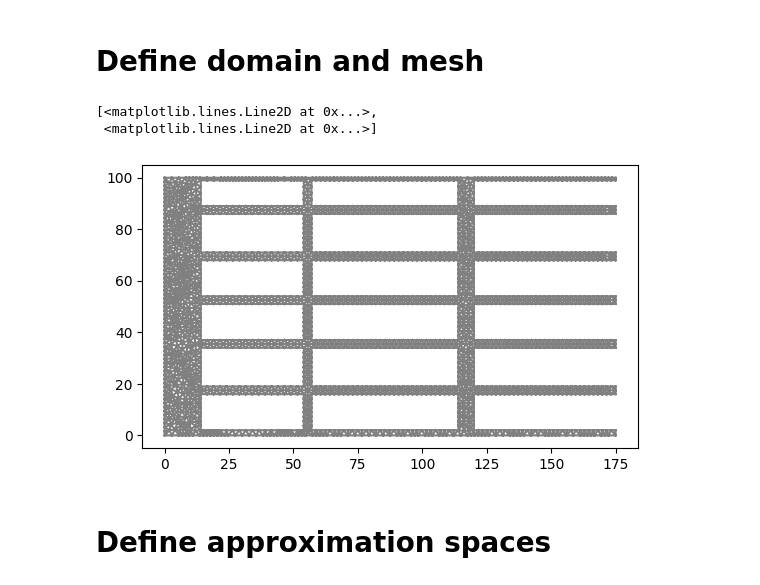
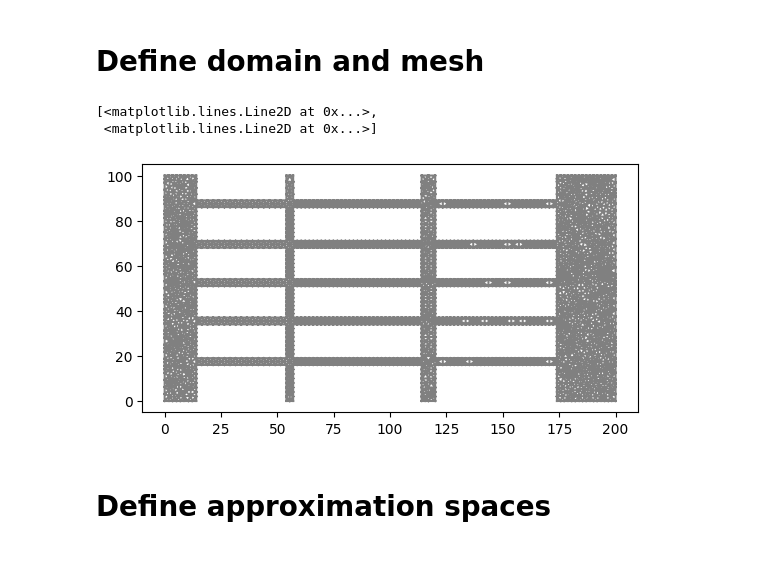
Before and after one commit to elinsyn/Fluid_mechanics, a Jupyter notebook: Manhattan.ipynb, the cells around one changed output. Drawn from its saved outputs; the diff is of its cells as text; code cells hidden in the pictures.

```diff
--- a/Manhattan.ipynb
+++ b/Manhattan.ipynb
@@ -29,7 +29,7 @@ from matplotlib import pyplot as plt
 # Define domain and mesh
 # %%
 # Define domain
-L = 175
+L = 200
 H = 100
 
 # Define subdomains
@@ -60,57 +60,57 @@ resolution = 64
 domain = Rectangle(Point(0.0,0.0), Point(L,H))
 
 # Manhattan
-house1 = Polygon([Point(14,99),Point(14,89),Point(54,89),Point(54,99)])
+house1 = Polygon([Point(14,100),Point(14,89),Point(54,89),Point(54,100)])
 house2 = Polygon([Point(14,86),Point(14,71),Point(54,71),Point(54,86)])
 house3 = Polygon([Point(14,68),Point(14,54),Point(54,54),Point(54,68)])
 house4 = Polygon([Point(14,51),Point(14,37),Point(54,37),Point(54,51)])
 house5 = Polygon([Point(14,34),Point(14,19),Point(54,19),Point(54,34)])
-house6 = Polygon([Point(14,16),Point(14,2),Point(54,2),Point(54,16)])
+house6 = Polygon([Point(14,16),Point(14,0),Point(54,0),Point(54,16)])
 
-house7 = Polygon([Point(57,99),Point(57,89),Point(114,89),Point(114,99)])
+house7 = Polygon([Point(57,100),Point(57,89),Point(114,89),Point(114,100)])
 house8 = Polygon([Point(57,86),Point(57,71),Point(114,71),Point(114,86)])
 house9 = Polygon([Point(57,68),Point(57,54),Point(114,54),Point(114,68)])
 house10 = Polygon([Point(57,51),Point(57,37),Point(114,37),Point(114,51)])
 house11 = Polygon([Point(57,34),Point(57,19),Point(114,19),Point(114,34)])
-house12 = Polygon([Point(57,16),Point(57,2),Point(114,2),Point(114,16)])
+house12 = Polygon([Point(57,16),Point(57,0),Point(114,0),Point(114,16)])
 
-house13 = Polygon([Point(120,99),Point(120,89),Point(175,89),Point(175,99)])
-house14 = Polygon([Point(120,86),Point(120,71),Point(175,71),Point(175,86)])
-house15 = Polygon([Point(120,68),Point(120,54),Point(175,54),Point(175,68)])
-house16 = Polygon([Point(120,51),Point(120,37),Point(175,37),Point(175,51)])
-house17 = Polygon([Point(120,34),Point(120,19),Point(175,19),Point(175,34)])
-house18 = Polygon([Point(120,16),Point(120,2),Point(175,2),Point(175,16)])
+house13 = Polygon([Point(120,100),Point(120,89),Point(174,89),Point(174,100)])
+house14 = Polygon([Point(120,86),Point(120,71),Point(174,71),Point(174,86)])
+house15 = Polygon([Point(120,68),Point(120,54),Point(174,54),Point(174,68)])
+house16 = Polygon([Point(120,51),Point(120,37),Point(174,37),Point(174,51)])
+house17 = Polygon([Point(120,34),Point(120,19),Point(174,19),Point(174,34)])
+house18 = Polygon([Point(120,16),Point(120,0),Point(174,0),Point(174,16)])
 
 manhattan = generate_mesh(domain - house1- house2- house3- house4 -house5-house6 - house7- house8- house9- house10 -house11-house12- house13- house14- house15- house16 -house17-house18, resolution)
 
 mesh = manhattan
 
 # Refine mesh
 no_levels = 0
 for i in range(0,no_levels):
   cell_marker = MeshFunction("bool", mesh, mesh.topology().dim())
   for cell in cells(mesh):
     cell_marker[cell] = False
     p = cell.midpoint()
     if p.distance(Point(0.5, 0.5)) < 1.0:
         cell_marker[cell] = True
   mesh = refine(mesh, cell_marker)
 
 #plot(Q.mesh())
 
 # Define mesh functions
 boundaries = MeshFunction("size_t", mesh, mesh.topology().dim()-1)
 boundaries.set_all(0)
 left.mark(boundaries, 1)
 right.mark(boundaries, 2)
 lower.mark(boundaries, 3)
 upper.mark(boundaries, 4)
 
 plot(mesh)
 # %% [output]
 [<matplotlib.lines.Line2D at 0x...>,
  <matplotlib.lines.Line2D at 0x...>]
-[figure, old version]
+[figure, new version]
 # %% [markdown]
 # Define approximation spaces
 # %%
```
Also changed, not shown: parts of 1 cell of this notebook.
